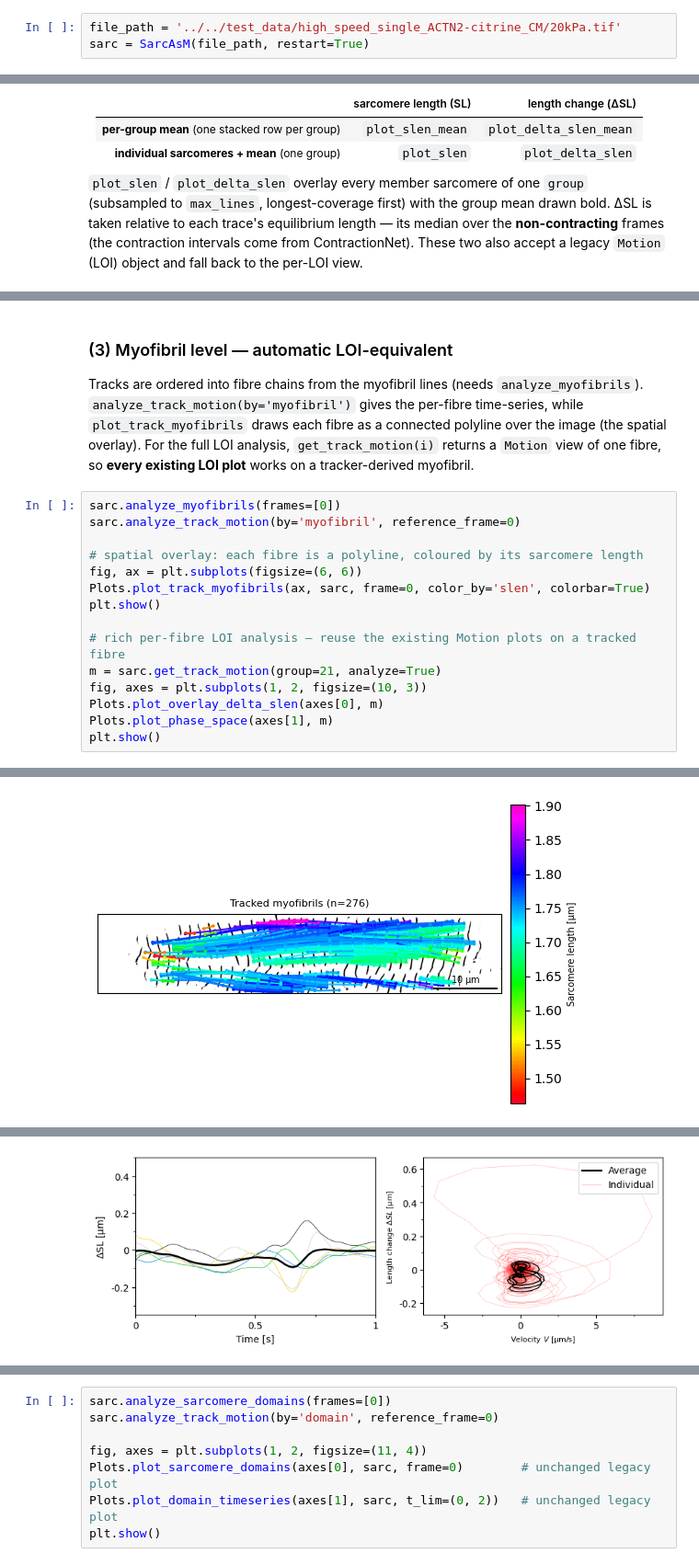
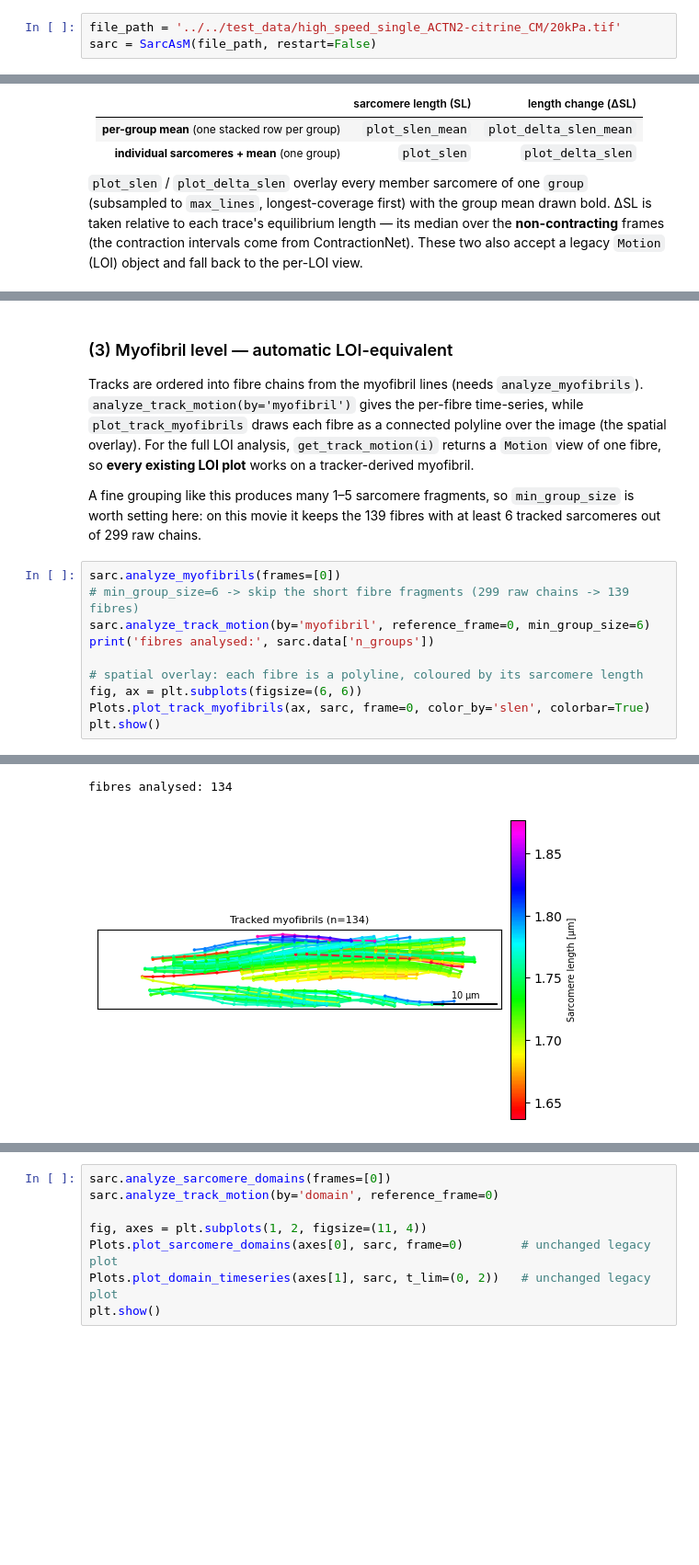
Before and after one commit to danihae/SarcAsM, a Jupyter notebook: docs/notebooks/tutorial_sarcomere_tracking.ipynb, the cells around one changed output, grey strips where cells are left out. Shown at 92% size. Saved outputs shown, nothing was run; the diff lists cells and outputs as text; blank space fills up the shorter version.

```diff
--- a/docs/notebooks/tutorial_sarcomere_tracking.ipynb
+++ b/docs/notebooks/tutorial_sarcomere_tracking.ipynb
@@ -16,5 +22,5 @@ import numpy as np
 Run the sarcomere U-Net on the movie (same upstream step as the structural and LOI tutorials). We also run the **3D U-Net fast-movie Z-band model** — it emits Z-band masks that are ~3× less noisy frame-to-frame than the per-frame 2D output and is used automatically by `analyze_sarcomere_vectors` when available.
 # %%
 file_path = '../../test_data/high_speed_single_ACTN2-citrine_CM/20kPa.tif'
-sarc = SarcAsM(file_path, restart=True)
+sarc = SarcAsM(file_path, restart=False)
 # %% [output]
@@ -161,19 +176,16 @@ plt.show()
 ### (3) Myofibril level — automatic LOI-equivalent
 
 Tracks are ordered into fibre chains from the myofibril lines (needs `analyze_myofibrils`). `analyze_track_motion(by='myofibril')` gives the per-fibre time-series, while `plot_track_myofibrils` draws each fibre as a connected polyline over the image (the spatial overlay). For the full LOI analysis, `get_track_motion(i)` returns a `Motion` view of one fibre, so **every existing LOI plot** works on a tracker-derived myofibril.
+
+A fine grouping like this produces many 1–5 sarcomere fragments, so `min_group_size` is worth setting here: on this movie it keeps the 139 fibres with at least 6 tracked sarcomeres out of 299 raw chains.
 # %%
 sarc.analyze_myofibrils(frames=[0])
-sarc.analyze_track_motion(by='myofibril', reference_frame=0)
+# min_group_size=6 -> skip the short fibre fragments (299 raw chains -> 139 fibres)
+sarc.analyze_track_motion(by='myofibril', reference_frame=0, min_group_size=6)
+print('fibres analysed:', sarc.data['n_groups'])
 
 # spatial overlay: each fibre is a polyline, coloured by its sarcomere length
 fig, ax = plt.subplots(figsize=(6, 6))
 Plots.plot_track_myofibrils(ax, sarc, frame=0, color_by='slen', colorbar=True)
 plt.show()
-
-# rich per-fibre LOI analysis — reuse the existing Motion plots on a tracked fibre
-m = sarc.get_track_motion(group=21, analyze=True)
-fig, axes = plt.subplots(1, 2, figsize=(10, 3))
-Plots.plot_overlay_delta_slen(axes[0], m)
-Plots.plot_phase_space(axes[1], m)
-plt.show()
 # %% [output]
@@ -185 +198,2 @@ plt.show()
+fibres analysed: 134
-[figure, old version]
+[figure, new version]
@@ -187 +199,0 @@ plt.show()
-[figure, removed]
```
Also changed, not shown: parts of 20 cells of this notebook.
